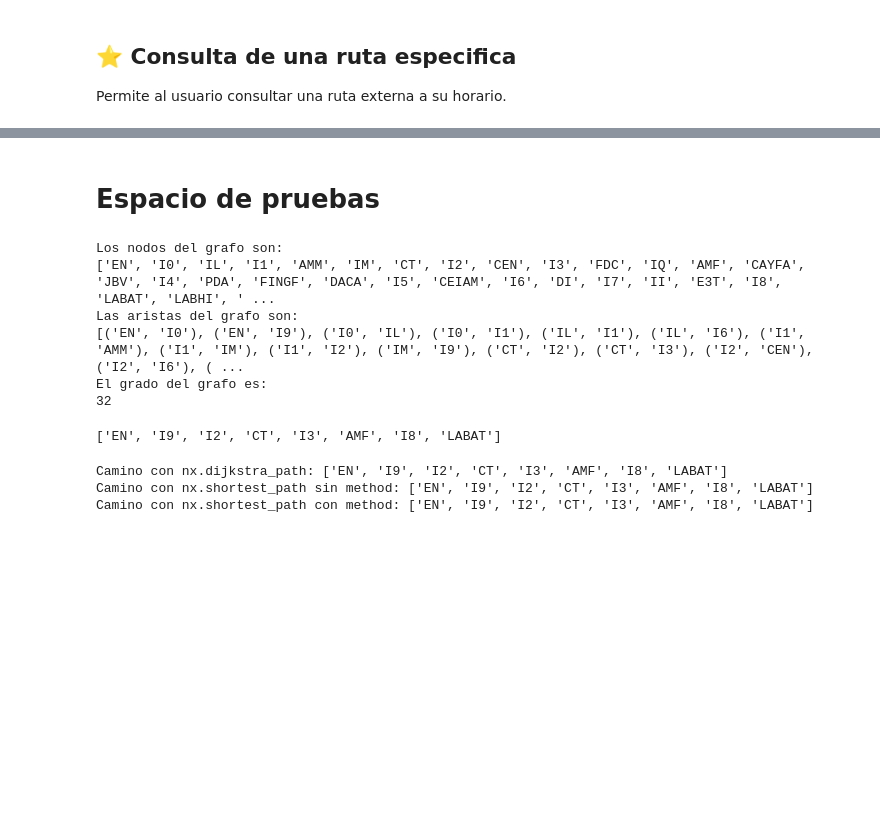
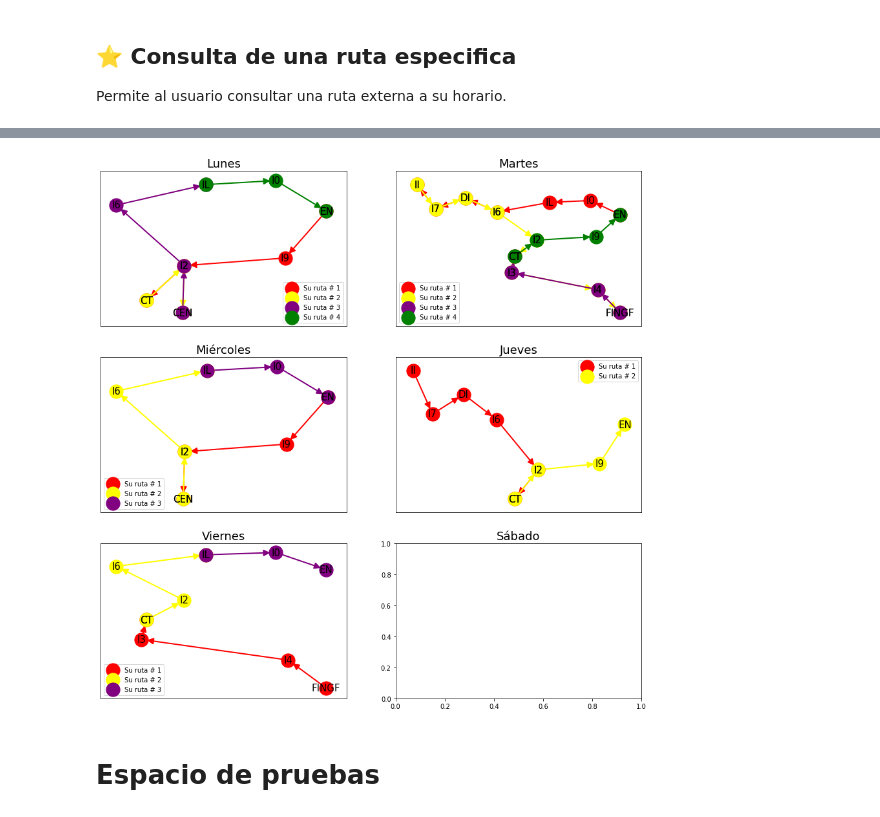
Before and after one commit to TMikeM/PRUEBAS-PARA-EL-PROYECTO-FINAL, a Jupyter notebook: grafoProyecto.ipynb, the cells around one changed output, grey strips where cells are left out. Saved outputs shown, nothing was run; the diff lists cells and outputs as text; code cells hidden in the pictures; blank space fills up the shorter version.

Commit message:
El proyecto completo: (!) actualizar el grafo y más data

```diff
--- a/grafoProyecto.ipynb
+++ b/grafoProyecto.ipynb
@@ -276,25 +226,37 @@ plt.show()
+# %%
+#GRAFICO DE TODAS LAS RUTAS POR DÍA
+#Tamaño de la gráfica
+fig, ax = plt.subplots(figsize=(15, 15))
+
+#Subplot Lunes
+plt.subplot(3, 2, 1)
+RutasHorario(l_ent, l_sal)
+plt.title('Lunes', fontsize=18)
+
+plt.subplot(3, 2, 2)
+RutasHorario(m_ent, m_sal)
+plt.title('Martes', fontsize=18)
+
+plt.subplot(3, 2, 3)
+RutasHorario(mm_ent, mm_sal)
+plt.title('Miércoles', fontsize=18)
+
+plt.subplot(3, 2, 4)
+RutasHorario(j_ent, j_sal)
+plt.title('Jueves', fontsize=18)
+
+plt.subplot(3, 2, 5)
+RutasHorario(v_ent, v_sal)
+plt.title('Viernes', fontsize=18)
+
+plt.subplot(3, 2, 6)
+RutasHorario(s_ent, s_sal)
+plt.title('Sábado', fontsize=18)
+
+plt.axis('on')
+plt.savefig('Mapa_UIS.png', dpi = 300, format = 'png', transparent = True)
+plt.show()
+# %% [output]
+[figure, added]
 # %% [markdown]
 # Espacio de pruebas
-# %%
-#Como la librería entiende los datos de nuestro grafo
-#Nodos del Grafo
-print(f"Los nodos del grafo son: \n{G.nodes()}")
-
-#Aristas del Grafo
-print(f"Las aristas del grafo son:\n{G.edges()}")
-
-#Grado del Grafo
-print(f"El grado del grafo es: \n{G.order()}")
-# %% [output]
-Los nodos del grafo son:
-['EN', 'I0', 'IL', 'I1', 'AMM', 'IM', 'CT', 'I2', 'CEN', 'I3', 'FDC', 'IQ', 'AMF', 'CAYFA', 'JBV', 'I4', 'PDA', 'FINGF', 'DACA', 'I5', 'CEIAM', 'I6', 'DI', 'I7', 'II', 'E3T', 'I8', 'LABAT', 'LABHI', ' ...
-Las aristas del grafo son:
-[('EN', 'I0'), ('EN', 'I9'), ('I0', 'IL'), ('I0', 'I1'), ('IL', 'I1'), ('IL', 'I6'), ('I1', 'AMM'), ('I1', 'IM'), ('I1', 'I2'), ('IM', 'I9'), ('CT', 'I2'), ('CT', 'I3'), ('I2', 'CEN'), ('I2', 'I6'), ( ...
-El grado del grafo es:
-32
-# %%
-#Se realiza una prueba utilizando el algoritmo de Dijsktra
-djk_path= nx.dijkstra_path(G, source='EN', target='LABAT', weight='Peso')
-djk_path
-# %% [output]
-['EN', 'I9', 'I2', 'CT', 'I3', 'AMF', 'I8', 'LABAT']
@@ -305,18 +262,0 @@ djk_path_edges = list(zip(djk_path,djk_path[1:]))
-# %%
-'''
-EN ESTA EXTENSION NO TOMA AL NODO DEL CAMILO TORRES PARA PASAR POR EL CAMINO HACIA LABAT
-EN CAMBIO, EN EL ALGORITMO DE ARRIBA TOMA EL CAMINO PASANDO POR EL CT , Y EN VERDA
-ME PARECE MEJOR EL SEGUNDO PERO DEBEMOS REALIZAR LA PRUEBA EN LA QUE QUEDAMOS DE ACUERDO.
-
-Actualizacion 2/3/22 Ya fue corregido, ahora ambas funcionan de la misma manera y calculan de la misma manera.
-'''
-djk_path= nx.dijkstra_path(G, source= x, target= y, weight='Peso') #ESTE ES EL ALGORITMO QUE TOMA EL CAMILO TORRES
-print(f"Camino con nx.dijkstra_path: {djk_path}")
-pathD = nx.shortest_path(G,source='EN',target='LABAT', weight='Peso')#ESTE EL ALGORITMO QUE NO TOMA EL CAMILO TORRES ES DECIR DE UNA VEZ PASA A LA INTERSECCION SIGUIENTE.
-print(f"Camino con nx.shortest_path sin method: {pathD}")
-pathE = nx.shortest_path(G,source='EN',target='LABAT', weight='Peso', method='dijkstra')#ESTE EL ALGORITMO QUE NO TOMA EL CAMILO TORRES ES DECIR DE UNA VEZ PASA A LA INTERSECCION SIGUIENTE.
-print(f"Camino con nx.shortest_path con method: {pathE}")
-# %% [output]
-Camino con nx.dijkstra_path: ['EN', 'I9', 'I2', 'CT', 'I3', 'AMF', 'I8', 'LABAT']
-Camino con nx.shortest_path sin method: ['EN', 'I9', 'I2', 'CT', 'I3', 'AMF', 'I8', 'LABAT']
-Camino con nx.shortest_path con method: ['EN', 'I9', 'I2', 'CT', 'I3', 'AMF', 'I8', 'LABAT']
```
Also changed, not shown: parts of 15 cells of this notebook.
